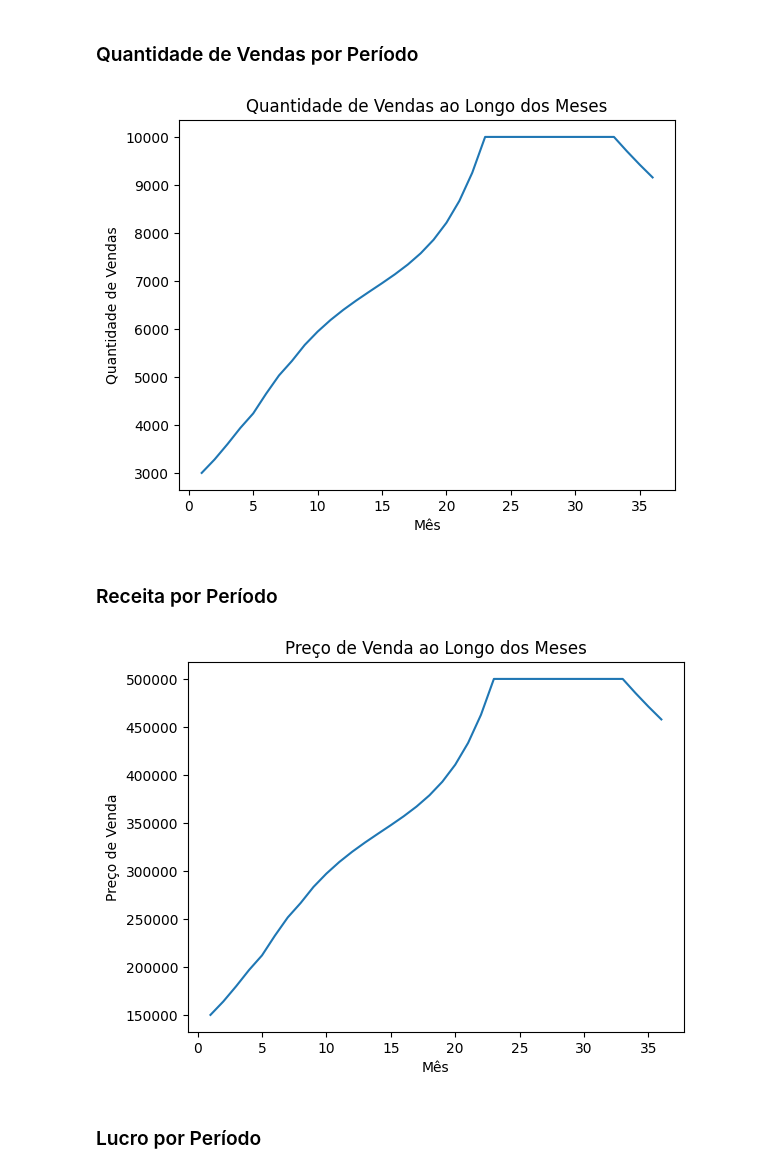
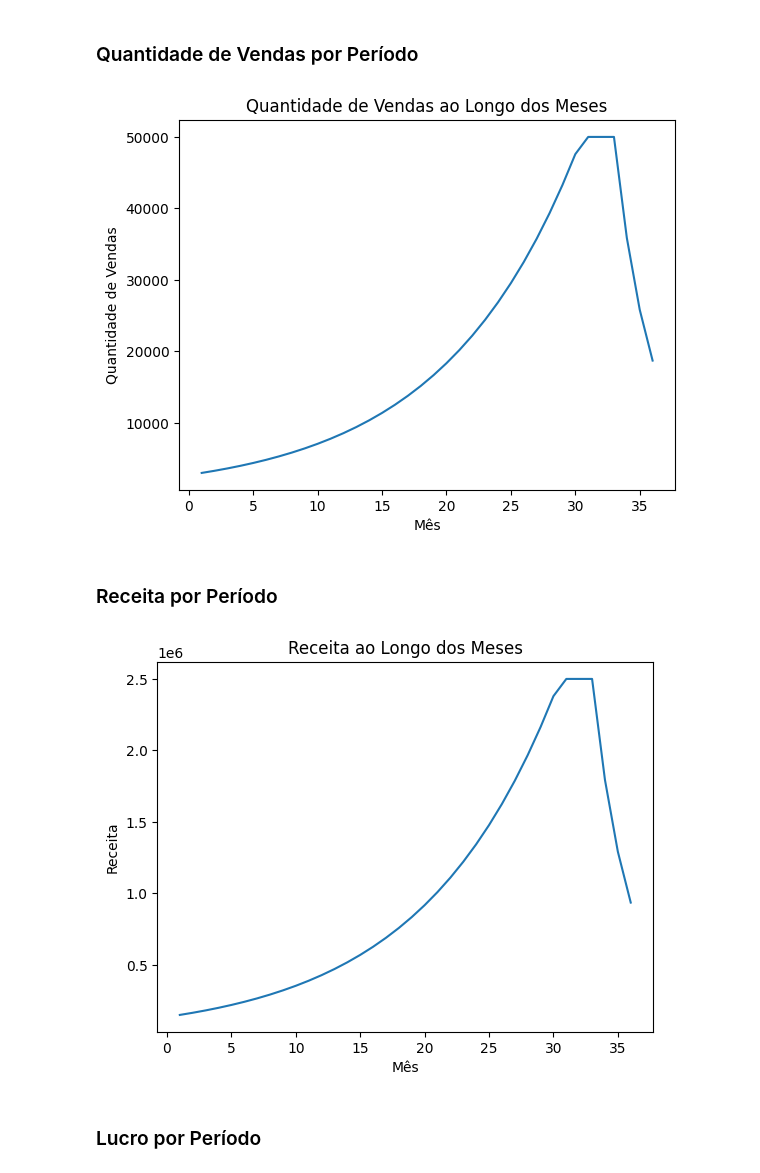
Before and after one commit to rikMath/fco-optimization, a Jupyter notebook: otimizacao-multiobjetivo.ipynb, the cells around one changed output. Cells and saved outputs as stored; diff of their text form; code cells hidden in the pictures.

```diff
--- a/otimizacao-multiobjetivo.ipynb
+++ b/otimizacao-multiobjetivo.ipynb
@@ -14,7 +14,7 @@ variable_expenses_percentage = 0.1  # Percentual de custos variáveis
 taxes_percentage = 0.1  # Percentual de impostos sobre vendas, neste caso consideramos uma empresa que opera em lucro presumido
 CF = 10000    # Custo fixo mensal
 DF = 10000    # Despesa fixa mensal
-theta_AR = 1
+theta_AR = 1.5
 theta_I = 1
 theta_AP = 1
 
@@ -22,7 +22,7 @@ theta_AP = 1
 P_min = 50
 P_max = 50
 Q_min = 3000
-Q_max = 10000
+Q_max = 50000
 
 # Variação inicial da NCG (exemplo)
 initial_NCG = 50 * 10000 - 247500
@@ -32,11 +32,15 @@ initial_inventory = 50000
 months_future_FCO = 12
 
 # Taxa de Incremento do Lucro
-profit_increment_rate = 0.95
+profit_increment_rate = 0.7 #0.7
+growth_rate = 1.3 #1.3
 
 # Value at risk
 alpha_var = 0.05
 epsilon_var = 10000  # Valor inicial, será atualizado no loop
+
+# Taxa de Desconto
+GAMMA = 0.01
 # %% [markdown]
 # Modelo Determinístico
 # %%
@@ -250,17 +254,17 @@ plt.ylabel('Quantidade de Vendas')
 plt.title('Quantidade de Vendas ao Longo dos Meses')
 plt.show()
 # %% [output]
-[figure, old version]
+[figure, new version]
 # %% [markdown]
 ### Receita por Período
 # %%
 plt.plot(range(1, T+1), [revenue_period(model, t) for t in range(1, T+1)])
 plt.xlabel('Mês')
-plt.ylabel('Preço de Venda')
-plt.title('Preço de Venda ao Longo dos Meses')
+plt.ylabel('Receita')
+plt.title('Receita ao Longo dos Meses')
 plt.show()
 # %% [output]
-[figure, old version]
+[figure, new version]
 # %% [markdown]
 ### Lucro por Período
 # %%
```
Also changed, not shown: parts of 66 cells of this notebook, 5 other files.
